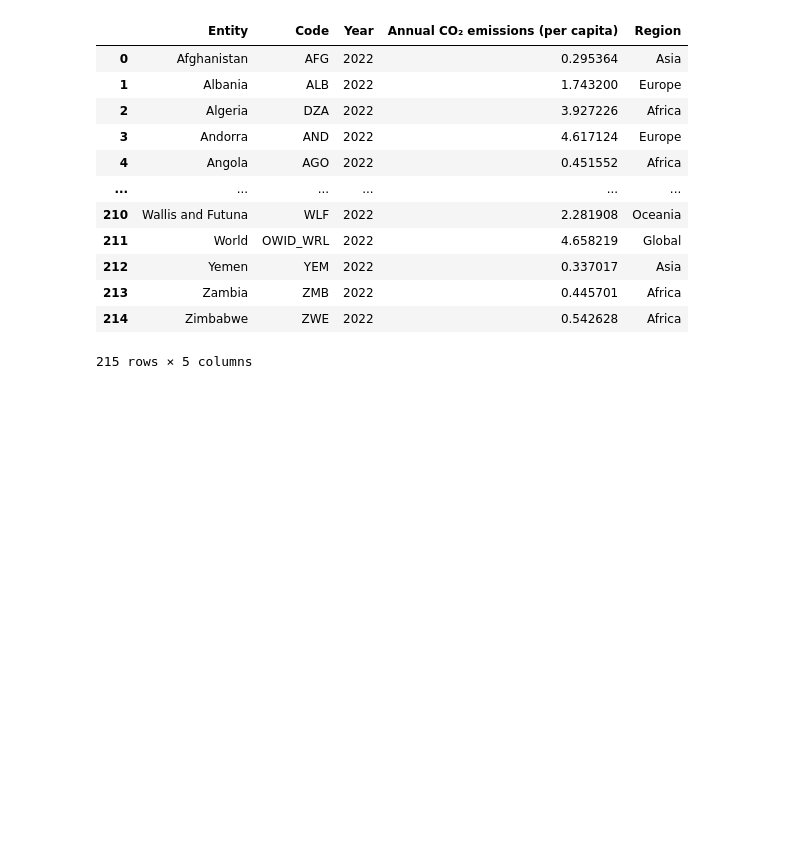
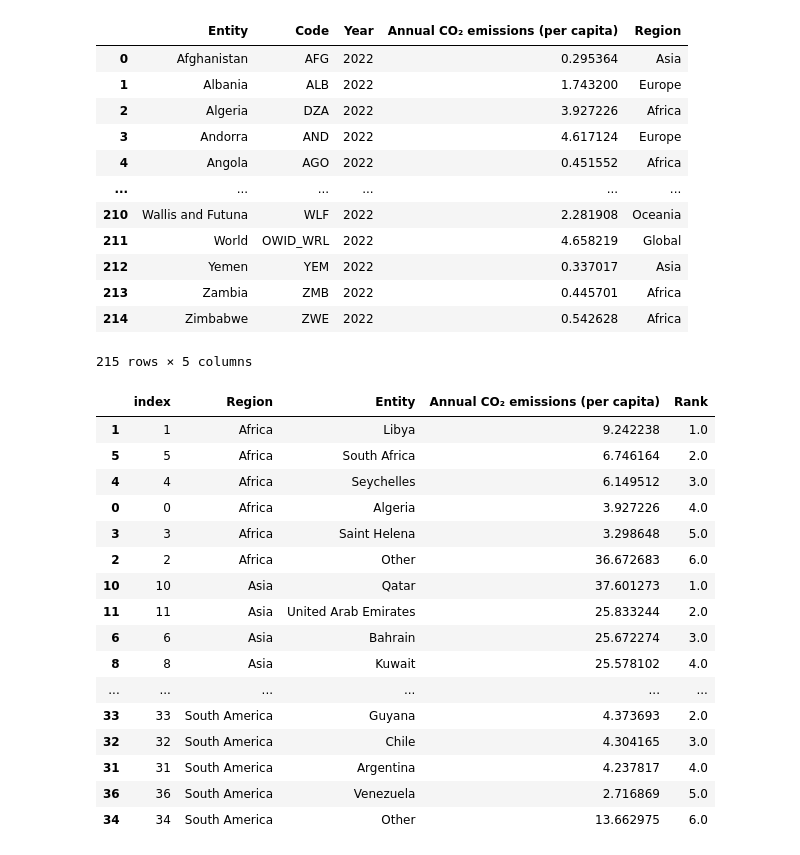
Before and after one commit to AndreStc21/Data_Visualization_Chart_Troopers, a Jupyter notebook: assigment_1/data_preparation.ipynb, the cells around one changed output. Cells and saved outputs as stored; diff of their text form; code cells hidden in the pictures; blank space fills up the shorter version.

Commit message:
- ASSIGNMENT 1 Top N countries + other per region

```diff
--- a/assigment_1/data_preparation.ipynb
+++ b/assigment_1/data_preparation.ipynb
@@ -96,3 +96,35 @@ df_last_year_with_regions
 | 213 | Zambia | ZMB | 2022 | 0.445701 | Africa |
 | 214 | Zimbabwe | ZWE | 2022 | 0.542628 | Africa |
 215 rows × 5 columns
+# %%
+top_n = 5
+
+df_last_year_with_regions_sorted = df_last_year_with_regions.sort_values(by=['Region', 'Annual CO₂ emissions (per capita)'], ascending=[True, False])
+
+df_last_year_with_regions_sorted['Rank'] = df_last_year_with_regions_sorted.groupby('Region')['Annual CO₂ emissions (per capita)'].rank(method='first', ascending=False)
+
+df_last_year_with_regions_sorted['Entity'] = df_last_year_with_regions_sorted.apply(lambda row: row['Entity'] if row['Rank'] <= top_n else 'Other', axis=1)
+
+df_last_year_with_regions_aggregated = df_last_year_with_regions_sorted.groupby(['Region', 'Entity'], as_index=False).agg({'Annual CO₂ emissions (per capita)': 'sum', 'Rank' : 'min'}).reset_index()
+
+df_last_year_with_regions_aggregated = df_last_year_with_regions_aggregated.sort_values(by=['Region', 'Rank'], ascending=True)
+
+df_last_year_with_regions_aggregated
+# %% [output]
+|  | index | Region | Entity | Annual CO₂ emissions (per capita) | Rank |
+| 1 | 1 | Africa | Libya | 9.242238 | 1.0 |
+| 5 | 5 | Africa | South Africa | 6.746164 | 2.0 |
+| 4 | 4 | Africa | Seychelles | 6.149512 | 3.0 |
+| 0 | 0 | Africa | Algeria | 3.927226 | 4.0 |
+| 3 | 3 | Africa | Saint Helena | 3.298648 | 5.0 |
+| 2 | 2 | Africa | Other | 36.672683 | 6.0 |
+| 10 | 10 | Asia | Qatar | 37.601273 | 1.0 |
+| 11 | 11 | Asia | United Arab Emirates | 25.833244 | 2.0 |
+| 6 | 6 | Asia | Bahrain | 25.672274 | 3.0 |
+| 8 | 8 | Asia | Kuwait | 25.578102 | 4.0 |
+| ... | ... | ... | ... | ... | ... |
+| 33 | 33 | South America | Guyana | 4.373693 | 2.0 |
+| 32 | 32 | South America | Chile | 4.304165 | 3.0 |
+| 31 | 31 | South America | Argentina | 4.237817 | 4.0 |
+| 36 | 36 | South America | Venezuela | 2.716869 | 5.0 |
+| 34 | 34 | South America | Other | 13.662975 | 6.0 |
```
